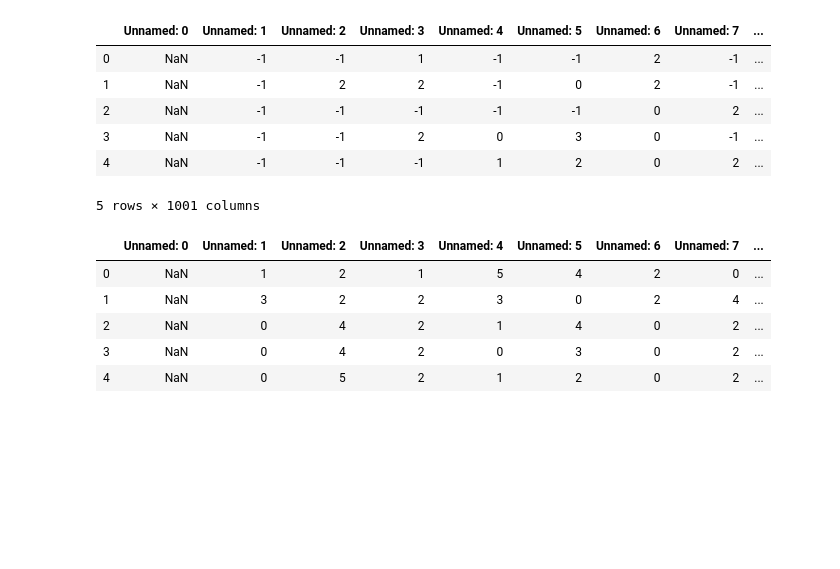
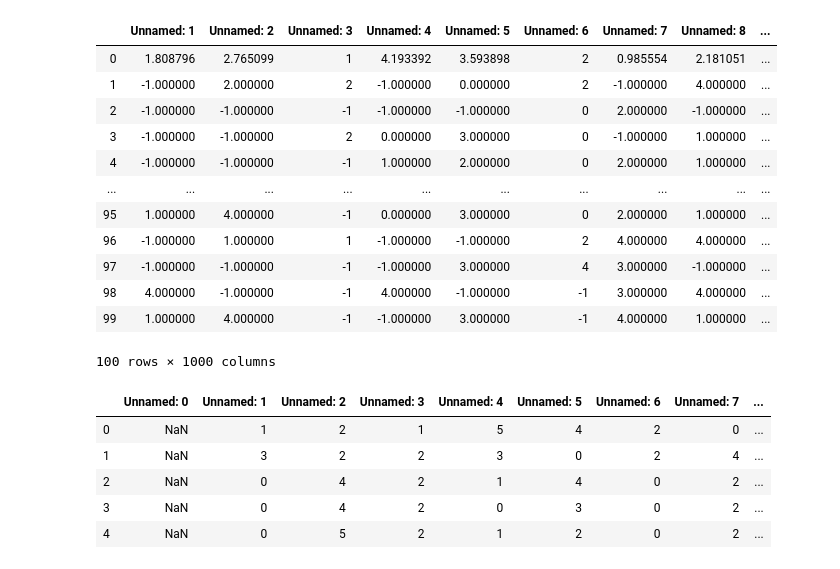
Before and after one commit to GraduationBear/Modelisation, a Jupyter notebook: Untitled.ipynb, the cells around one changed output. Saved outputs shown, nothing was run; the diff lists cells and outputs as text; code cells hidden in the pictures; blank space fills up the shorter version.

```diff
--- a/Untitled.ipynb
+++ b/Untitled.ipynb
@@ -8,15 +8,21 @@ DataFrame = pd.read_csv("toy_incomplet.csv", encoding="UTF-8", sep='\t')
 DataFrameC= pd.read_csv("toy_complet.csv", encoding="UTF-8", sep='\t')
 # %%
 #Affichage du dataframe
-DataFrame.head()
+DataFrame
 # %% [output]
-|  | Unnamed: 0 | Unnamed: 1 | Unnamed: 2 | Unnamed: 3 | Unnamed: 4 | Unnamed: 5 | Unnamed: 6 | Unnamed: 7 | ... |
-| 0 | NaN | -1 | -1 | 1 | -1 | -1 | 2 | -1 | ... |
-| 1 | NaN | -1 | 2 | 2 | -1 | 0 | 2 | -1 | ... |
-| 2 | NaN | -1 | -1 | -1 | -1 | -1 | 0 | 2 | ... |
-| 3 | NaN | -1 | -1 | 2 | 0 | 3 | 0 | -1 | ... |
-| 4 | NaN | -1 | -1 | -1 | 1 | 2 | 0 | 2 | ... |
+|  | Unnamed: 1 | Unnamed: 2 | Unnamed: 3 | Unnamed: 4 | Unnamed: 5 | Unnamed: 6 | Unnamed: 7 | Unnamed: 8 | ... |
+| 0 | 1.808796 | 2.765099 | 1 | 4.193392 | 3.593898 | 2 | 0.985554 | 2.181051 | ... |
+| 1 | -1.000000 | 2.000000 | 2 | -1.000000 | 0.000000 | 2 | -1.000000 | 4.000000 | ... |
+| 2 | -1.000000 | -1.000000 | -1 | -1.000000 | -1.000000 | 0 | 2.000000 | -1.000000 | ... |
+| 3 | -1.000000 | -1.000000 | 2 | 0.000000 | 3.000000 | 0 | -1.000000 | 1.000000 | ... |
+| 4 | -1.000000 | -1.000000 | -1 | 1.000000 | 2.000000 | 0 | 2.000000 | 1.000000 | ... |
+| ... | ... | ... | ... | ... | ... | ... | ... | ... | ... |
+| 95 | 1.000000 | 4.000000 | -1 | 0.000000 | 3.000000 | 0 | 2.000000 | 1.000000 | ... |
+| 96 | -1.000000 | 1.000000 | 1 | -1.000000 | -1.000000 | 2 | 4.000000 | 4.000000 | ... |
+| 97 | -1.000000 | -1.000000 | -1 | -1.000000 | 3.000000 | 4 | 3.000000 | -1.000000 | ... |
+| 98 | 4.000000 | -1.000000 | -1 | 4.000000 | -1.000000 | -1 | 3.000000 | 4.000000 | ... |
+| 99 | 1.000000 | 4.000000 | -1 | -1.000000 | 3.000000 | -1 | 4.000000 | 1.000000 | ... |
-5 rows × 1001 columns
+100 rows × 1000 columns
 # %%
 DataFrameC.head()
 # %% [output]
```
Also changed, not shown: parts of 8 cells of this notebook, 1 other file.
